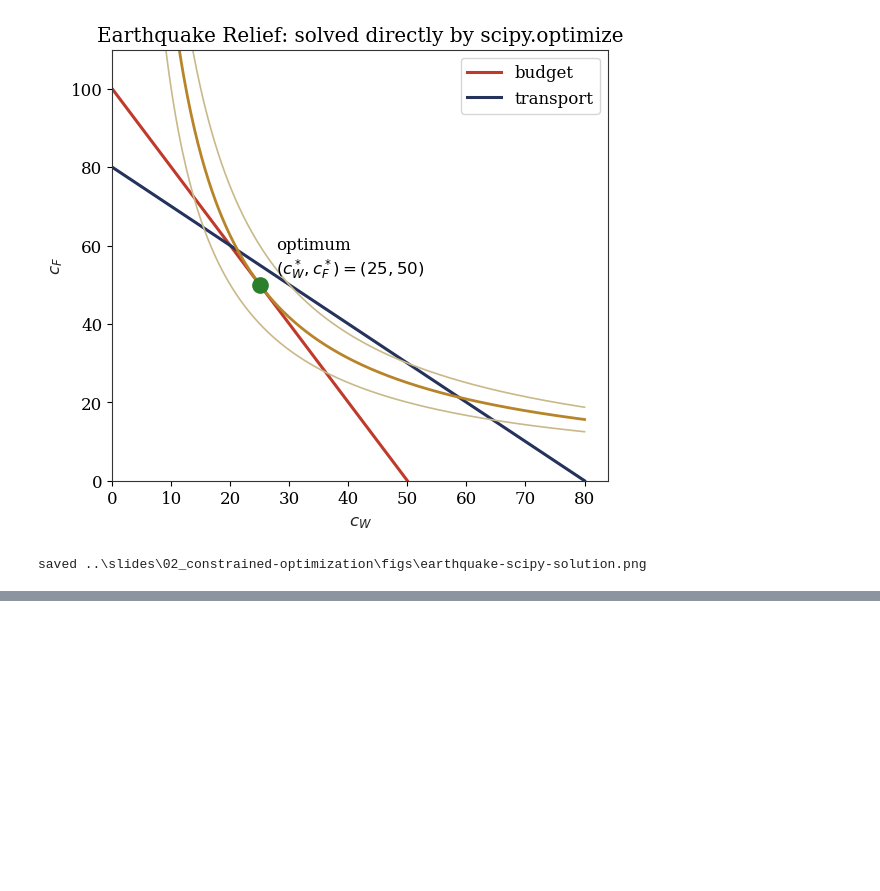
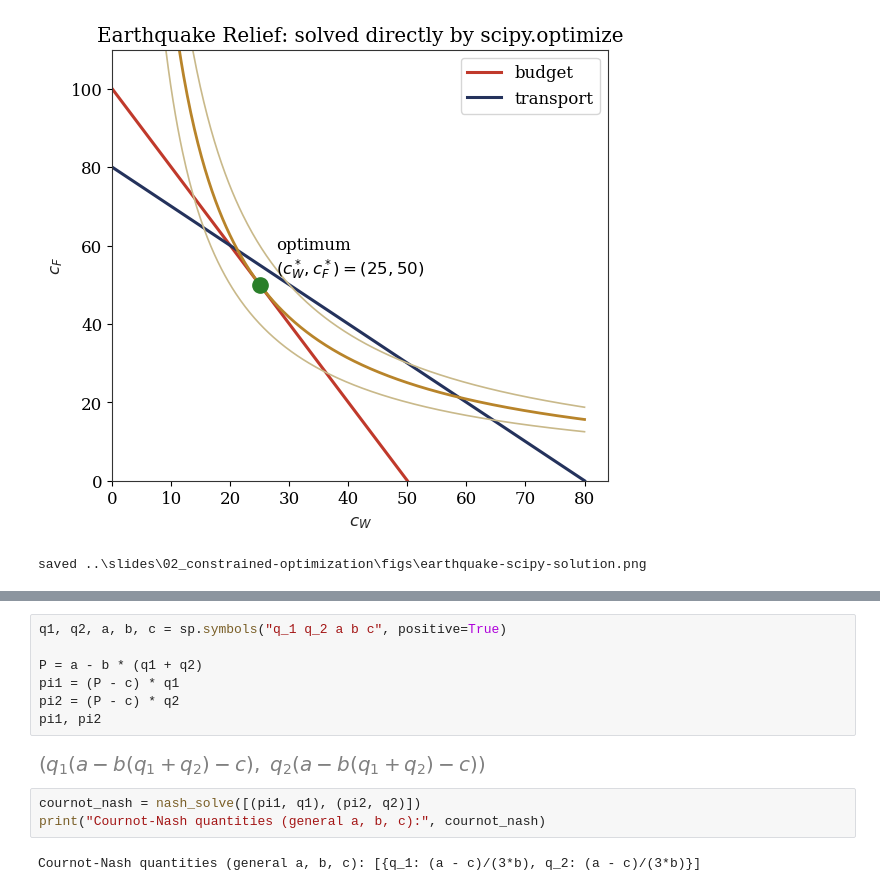
Before and after one commit to jhconning/hunter_eco701, a Jupyter notebook: notebooks/topic02_constrained_optimization_numerical.ipynb, the cells around one changed output, grey strips where cells are left out. Saved outputs shown, nothing was run; the diff lists cells and outputs as text; blank space fills up the shorter version.

```diff
--- a/notebooks/topic02_constrained_optimization_numerical.ipynb
+++ b/notebooks/topic02_constrained_optimization_numerical.ipynb
@@ -522,0 +654,14 @@ saved ..\slides\02_constrained-optimization\figs\earthquake-scipy-solution.png
+# %%
+q1, q2, a, b, c = sp.symbols("q_1 q_2 a b c", positive=True)
+
+P = a - b * (q1 + q2)
+pi1 = (P - c) * q1
+pi2 = (P - c) * q2
+pi1, pi2
+# %% [output]
+[figure, added]
+# %%
+cournot_nash = nash_solve([(pi1, q1), (pi2, q2)])
+print("Cournot-Nash quantities (general a, b, c):", cournot_nash)
+# %% [output]
+Cournot-Nash quantities (general a, b, c): [{q_1: (a - c)/(3*b), q_2: (a - c)/(3*b)}]
```
Also changed, not shown: parts of 16 cells of this notebook, 8 other files.
